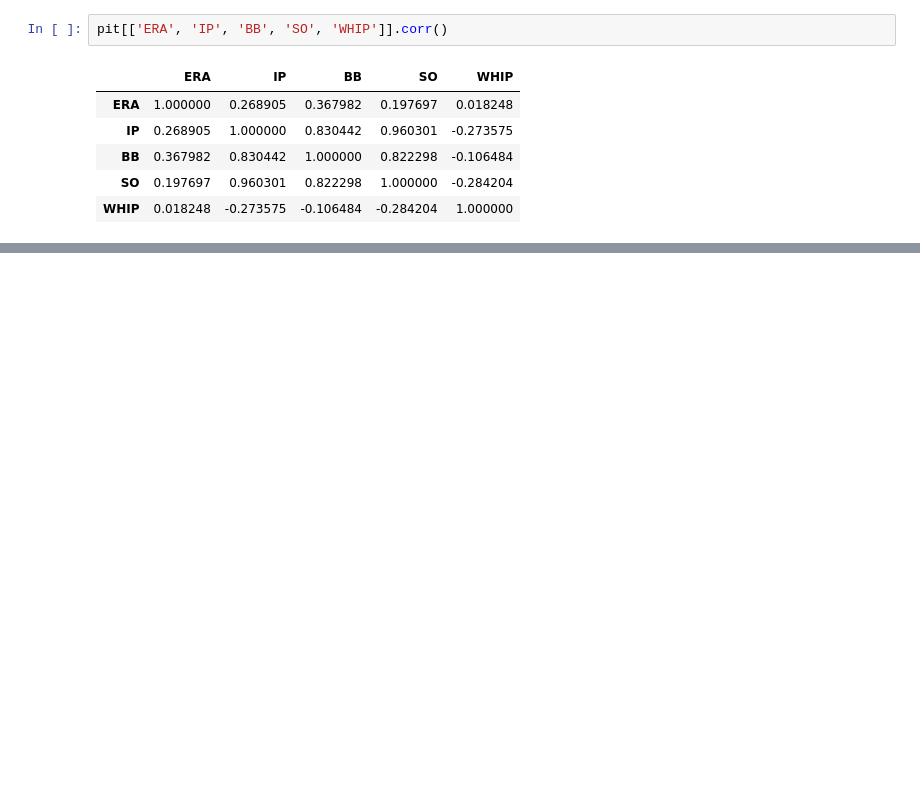
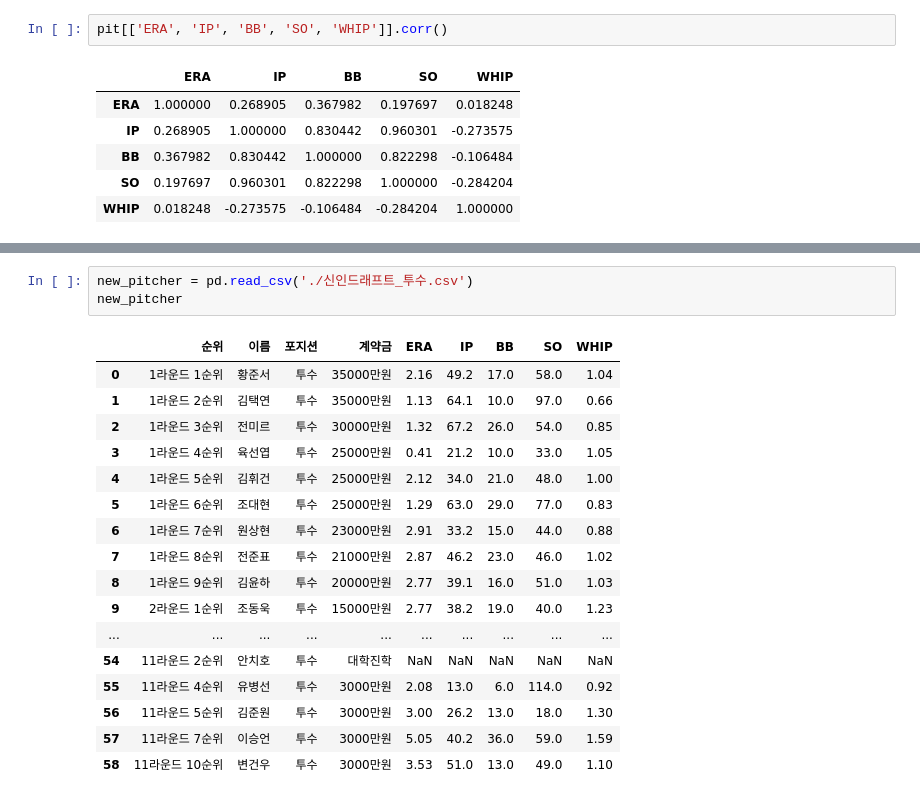
Before and after one commit to jayiuk/mid_project, a Jupyter notebook: data_check.ipynb, the cells around one changed output, grey strips where cells are left out. Cells and saved outputs as stored; diff of their text form; blank space fills up the shorter version.

```diff
--- a/data_check.ipynb
+++ b/data_check.ipynb
@@ -936,0 +1075,21 @@ pit[['ERA', 'IP', 'BB', 'SO', 'WHIP']].corr()
+# %%
+new_pitcher = pd.read_csv('./신인드래프트_투수.csv')
+new_pitcher
+# %% [output]
+|  | 순위 | 이름 | 포지션 | 계약금 | ERA | IP | BB | SO | WHIP |
+| 0 | 1라운드 1순위 | 황준서 | 투수 | 35000만원 | 2.16 | 49.2 | 17.0 | 58.0 | 1.04 |
+| 1 | 1라운드 2순위 | 김택연 | 투수 | 35000만원 | 1.13 | 64.1 | 10.0 | 97.0 | 0.66 |
+| 2 | 1라운드 3순위 | 전미르 | 투수 | 30000만원 | 1.32 | 67.2 | 26.0 | 54.0 | 0.85 |
+| 3 | 1라운드 4순위 | 육선엽 | 투수 | 25000만원 | 0.41 | 21.2 | 10.0 | 33.0 | 1.05 |
+| 4 | 1라운드 5순위 | 김휘건 | 투수 | 25000만원 | 2.12 | 34.0 | 21.0 | 48.0 | 1.00 |
+| 5 | 1라운드 6순위 | 조대현 | 투수 | 25000만원 | 1.29 | 63.0 | 29.0 | 77.0 | 0.83 |
+| 6 | 1라운드 7순위 | 원상현 | 투수 | 23000만원 | 2.91 | 33.2 | 15.0 | 44.0 | 0.88 |
+| 7 | 1라운드 8순위 | 전준표 | 투수 | 21000만원 | 2.87 | 46.2 | 23.0 | 46.0 | 1.02 |
+| 8 | 1라운드 9순위 | 김윤하 | 투수 | 20000만원 | 2.77 | 39.1 | 16.0 | 51.0 | 1.03 |
+| 9 | 2라운드 1순위 | 조동욱 | 투수 | 15000만원 | 2.77 | 38.2 | 19.0 | 40.0 | 1.23 |
+| ... | ... | ... | ... | ... | ... | ... | ... | ... | ... |
+| 54 | 11라운드 2순위 | 안치호 | 투수 | 대학진학 | NaN | NaN | NaN | NaN | NaN |
+| 55 | 11라운드 4순위 | 유병선 | 투수 | 3000만원 | 2.08 | 13.0 | 6.0 | 114.0 | 0.92 |
+| 56 | 11라운드 5순위 | 김준원 | 투수 | 3000만원 | 3.00 | 26.2 | 13.0 | 18.0 | 1.30 |
+| 57 | 11라운드 7순위 | 이승언 | 투수 | 3000만원 | 5.05 | 40.2 | 36.0 | 59.0 | 1.59 |
+| 58 | 11라운드 10순위 | 변건우 | 투수 | 3000만원 | 3.53 | 51.0 | 13.0 | 49.0 | 1.10 |
```
Also changed, not shown: parts of 54 cells of this notebook, 1 other file.
